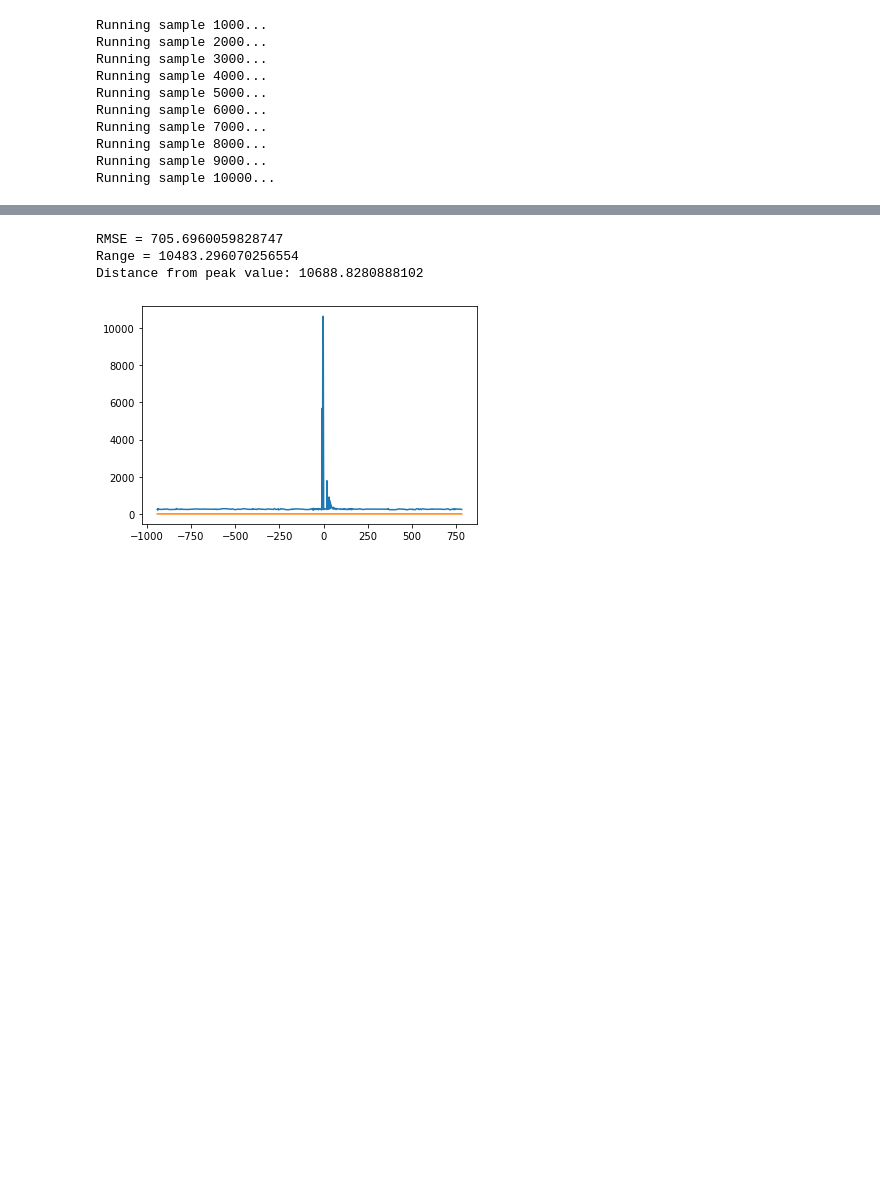
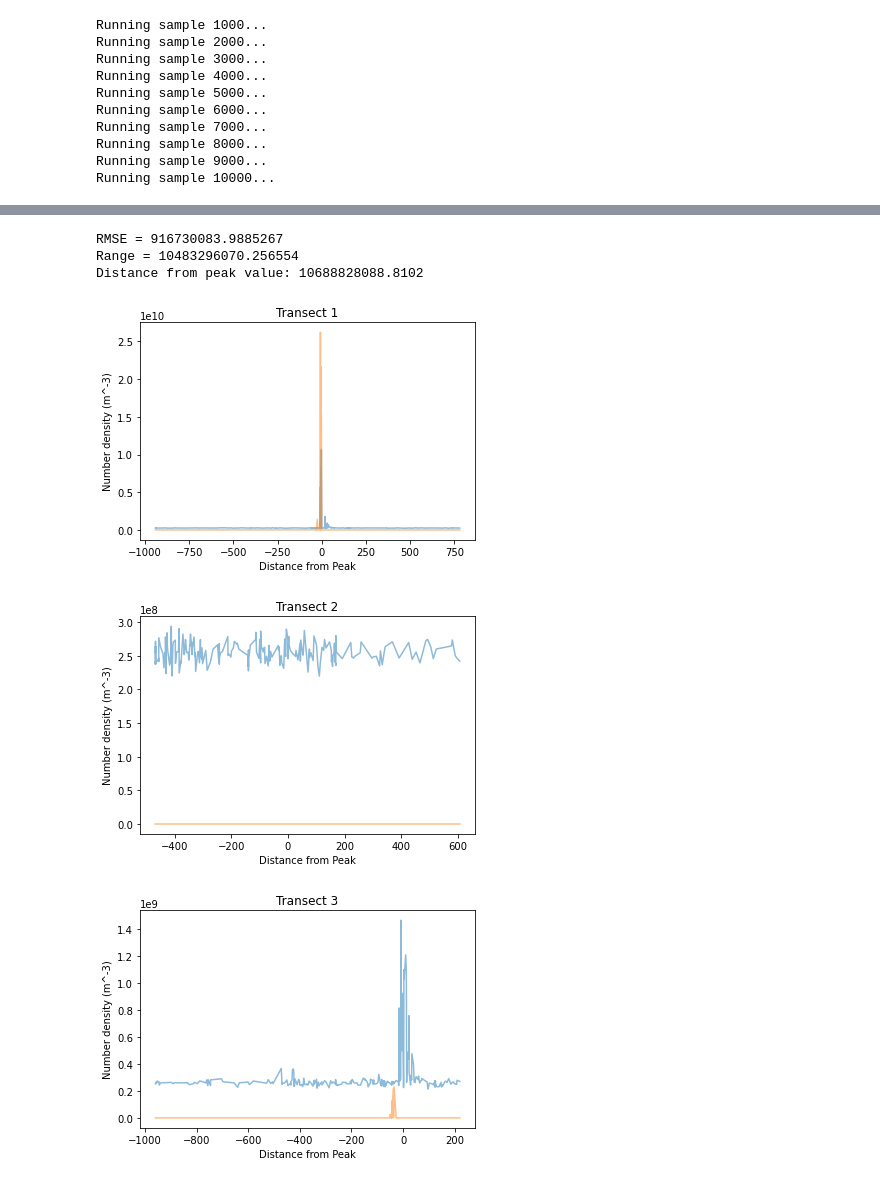
Before and after one commit to samcd22/PhD_project, a Jupyter notebook: Gaussian plume model inference.ipynb, the cells around one changed output, grey strips where cells are left out. Saved outputs shown, nothing was run; the diff lists cells and outputs as text; code cells hidden in the pictures; blank space fills up the shorter version.

```diff
--- a/Gaussian plume model inference.ipynb
+++ b/Gaussian plume model inference.ipynb
@@ -34,6 +34,8 @@ all_data['z'] = all_data['altitudeRelative']
 all_data['T'] = all_data['Transect']
 all_data['PD'] = all_data['Peak_Dist']
 
+all_data['Concentration'] = all_data['Concentration']*100**3
+
 # Split data, 80% for training and 20% for testing, shuffling rows first.
 all_data = all_data.drop(columns = ['altitudeRelative', 'dist_lat', 'dist_lon', 'gps.lat', 'gps.lon','Transect','Peak_Dist'])
 all_data = np.asarray(all_data)   # Prepare for Numba.
@@ -42,7 +44,6 @@ np.random.shuffle(all_data)
 training_data, testing_data = np.split(all_data, [int(0.8 * len(all_data))])
 
 # Release unused memory.
-del(all_data)
 del(experiment)
 del(experiment_metadata)
 del(wind_dir)
@@ -52,21 +53,21 @@ gc.collect()
 # %%
 # Initialize parameter series
-params = pd.Series({})
+params = pd.Series({},dtype='float64')
 
 # Parameter Assignment
-a = Parameter(init_val = 0.9, step_select = "positive gaussian", step_size = 0.1, prior_select = "no prior")
-# a.add_prior_param("mu",1)
-# a.add_prior_param("sigma",1)
+a = Parameter(init_val = 0.33, step_select = "positive gaussian", step_size = 0.01, prior_select = "no prior")
+# a.add_prior_param("mu",0.33)
+# a.add_prior_param("sigma",0.01)
 params['a'] = a
 
-b = Parameter(init_val = 0.9, step_select = "positive gaussian", step_size = 0.1, prior_select = "no prior")
-# b.add_prior_param("mu",1)
-# b.add_prior_param("sigma",1)
+b = Parameter(init_val = 0.87, step_select = "positive gaussian", step_size = 0.01, prior_select = "no prior")
+# b.add_prior_param("mu",0.87)
+# b.add_prior_param("sigma",0.01)
 params['b'] = b
 
-Q = Parameter(init_val = 100, step_select = "positive gaussian", step_size = 10, prior_select = "no prior")
-# Q.add_prior_param("mu",100)
-# Q.add_prior_param("sigma",100)
+Q = Parameter(init_val = 3e13, step_select = "positive gaussian", step_size = 1e12, prior_select = "no prior")
+# Q.add_prior_param("mu",3e13)
+# Q.add_prior_param("sigma",1e12)
 params['Q'] = Q
 
 # Model Assignment
@@ -77,11 +78,10 @@ model_func = model.get_model('GPM')
 
 # Likelihood function assigmnent
 likelihood = Likelihood()
-likelihood.add_likelihood_param("sigma",1000)
-likelihood.add_likelihood_param("lambda_1",1)
-likelihood.add_likelihood_param("lambda_2",0.05)
-
-likelihood_func = likelihood.get_log_likelihood_func("gaussian hetroscedastic fixed sigma")
+likelihood.add_likelihood_param("sigma",1e11)
+# likelihood.add_likelihood_param("lambda_1",1)
+# likelihood.add_likelihood_param("lambda_2",0.05)
+likelihood_func = likelihood.get_log_likelihood_func("gaussian fixed sigma")
 
 # Initialize and run sampler
 sampler = Sampler(params, model_func, likelihood_func, training_data)
@@ -111,12 +111,14 @@ traceplots(np.array(params_samples_formatted), xnames = params_samples_formatted
 # %%
 # Analyse the predictions
-test_predictions = model_func(params,testing_data[:,1:])
+test_predictions = model_func(params,testing_data[:,1],testing_data[:,2],testing_data[:,3])
 GPM_analyser = GPM_analysis(test_predictions, testing_data)
 RMSE = GPM_analyser.RMSE_func()
 pdist = GPM_analyser.peak_distance()
 GPM_analyser.compare_transects()
 # %% [output]
-RMSE = 705.6960059828747
-Range = 10483.296070256554
-Distance from peak value: 10688.8280888102
+RMSE = 916730083.9885267
+Range = 10483296070.256554
+Distance from peak value: 10688828088.8102
-[figure, old version]
+[figure, new version]
+[figure, added]
+[figure, added]
```
Also changed, not shown: parts of 4 cells of this notebook, 4 other files.
